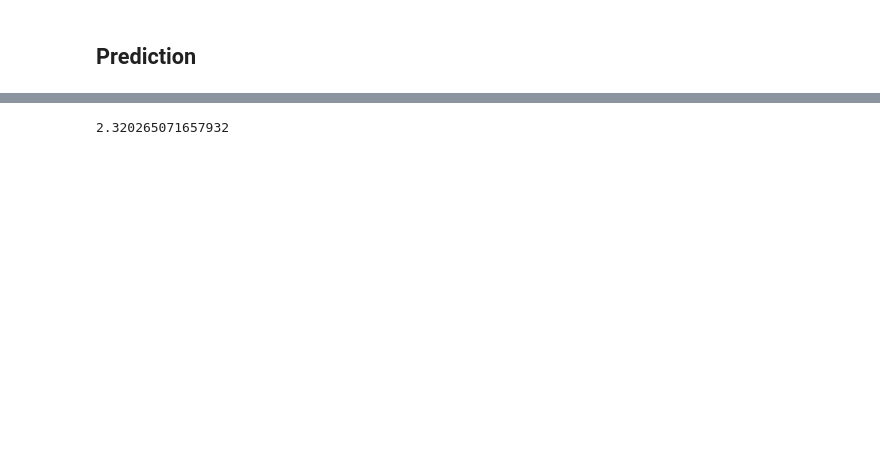
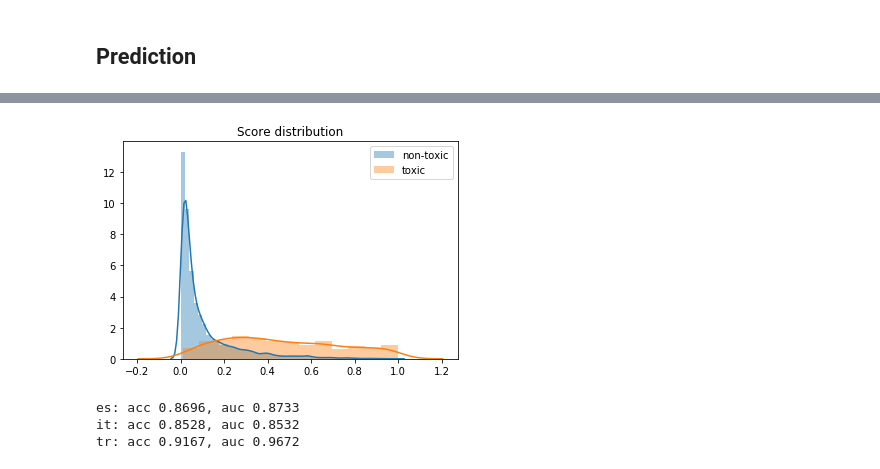
Before and after one commit to papkov/jigsaw-multilingual, a Jupyter notebook: notebooks/training.ipynb, the cells around one changed output, grey strips where cells are left out. Drawn from its saved outputs; the diff is of its cells as text; code cells hidden in the pictures; blank space fills up the shorter version.

```diff
--- a/notebooks/training.ipynb
+++ b/notebooks/training.ipynb
@@ -204,6 +276,22 @@ pred, loss, acc, auc = trnr.validate()
+# %%
+fig, ax = plt.subplots()
+
+sns.distplot(smpred[valid.y == 0], ax=ax, label='non-toxic')
+sns.distplot(smpred[valid.y == 1], ax=ax, label='toxic')
+plt.legend()
+plt.title('Score distribution')
+plt.show()
+# %% [output]
+[figure, added]
+# %%
+for lang in ['es', 'it', 'tr']:
+    mask = valid.dataset['lang'] == lang
+    acc = accuracy_score(valid.y[mask], np.round(pred[mask]))
+    auc = roc_auc_score(valid.y[mask], pred[mask])
+    print(f'{lang}: acc {acc:.4f}, auc {auc:.4f}')
+# %% [output]
+es: acc 0.8696, auc 0.8733
+it: acc 0.8528, auc 0.8532
+tr: acc 0.9167, auc 0.9672
 # %%
 pred, loss, acc = trnr.test()
-# %%
-loss
-# %% [output]
-2.320265071657932
```
Also changed, not shown: parts of 34 cells of this notebook, 7 other files.
